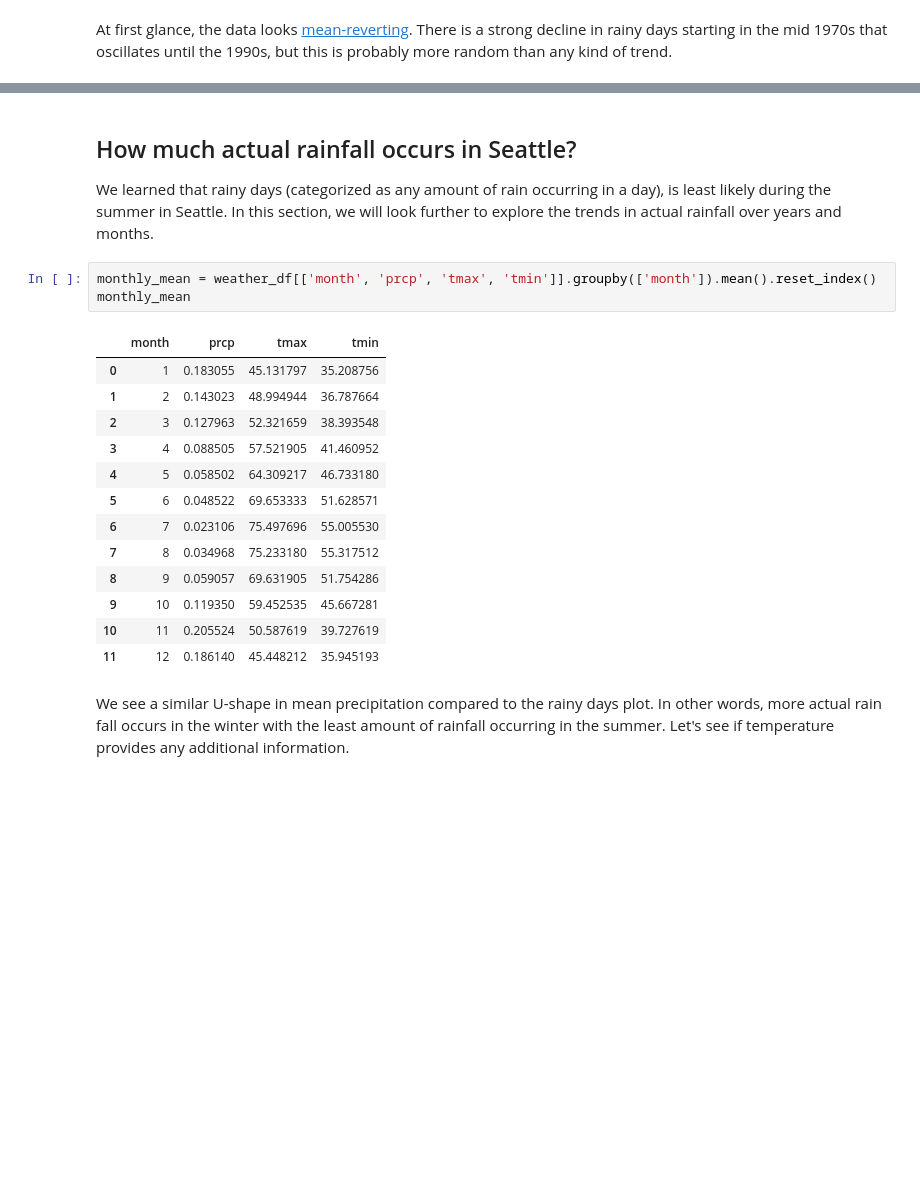
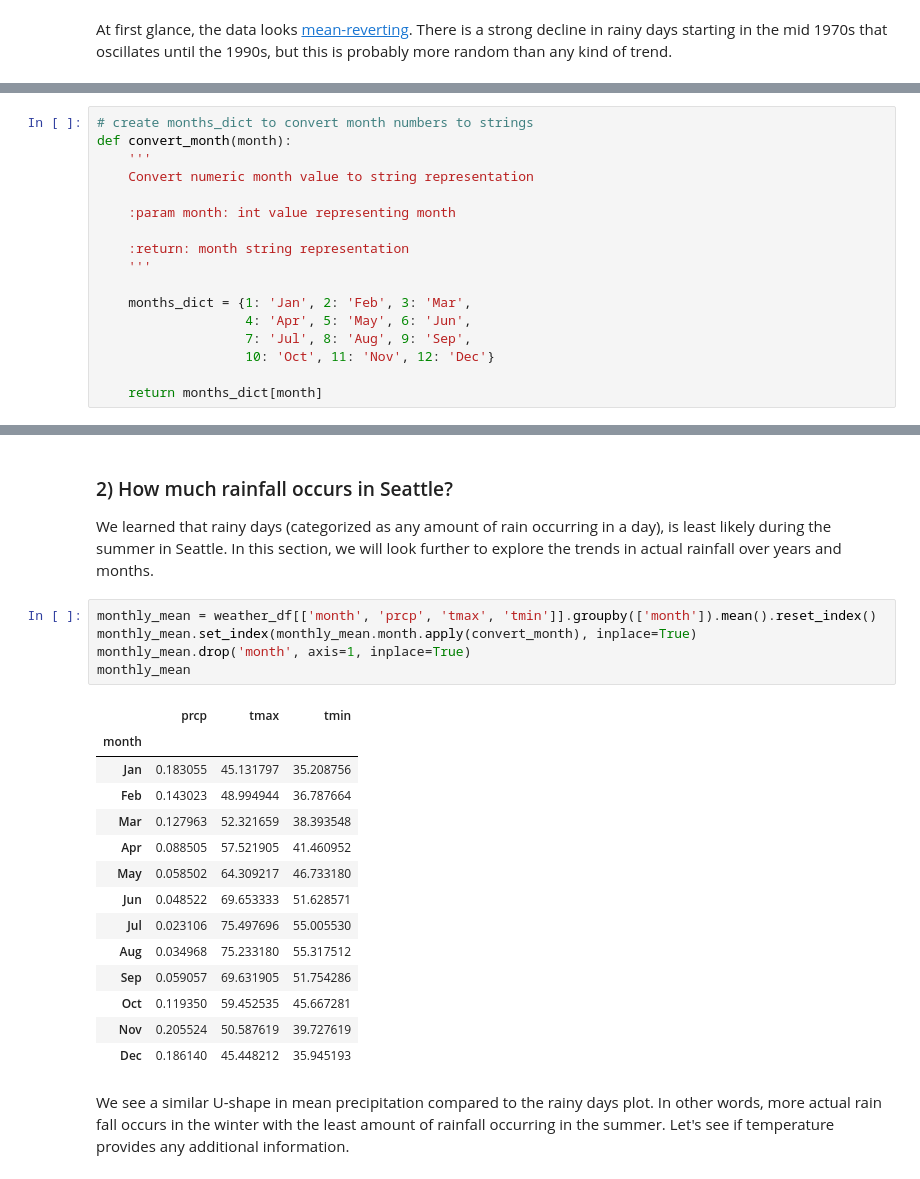
Before and after one commit to GoldbergData/seattle-rain, a Jupyter notebook: seattle_rain.ipynb, the cells around one changed output, grey strips where cells are left out. Cells and saved outputs as stored; diff of their text form; blank space fills up the shorter version.

```diff
--- a/seattle_rain.ipynb
+++ b/seattle_rain.ipynb
@@ -197,4 +304,21 @@ fig.savefig('output4.png', dpi=dpi_value)
 Before we look at frequency of rainy days by month, what would we expect? I have spent a lot of time in Florida and we typically expect rain during the summer through the fall (hurricane season). Does Seattle follow similar trends for when rain? Probably not, given Florida is tropical and Seattle is tucked away in a mountainous region. But I am not a weather or geological expert. Let's look at the data.
+# %%
+# create months_dict to convert month numbers to strings
+def convert_month(month):
+    '''
+    Convert numeric month value to string representation
+
+    :param month: int value representing month
+
+    :return: month string representation
+    '''
+
+    months_dict = {1: 'Jan', 2: 'Feb', 3: 'Mar',
+                   4: 'Apr', 5: 'May', 6: 'Jun',
+                   7: 'Jul', 8: 'Aug', 9: 'Sep',
+                   10: 'Oct', 11: 'Nov', 12: 'Dec'}
+
+    return months_dict[month]
 # %%
 rain_by_month_prop = weather_df[['month', 'rain']].groupby(['month', 'rain']).size().unstack(fill_value=0).reset_index()
 rain_by_month_prop = rain_by_month_prop.assign(total = rain_by_month_prop[False] + rain_by_month_prop[True])
@@ -236,22 +367,25 @@ fig.savefig('output5.png', dpi=dpi_value)
 # %% [markdown]
-## How much actual rainfall occurs in Seattle?
+### 2) How much rainfall occurs in Seattle?
 We learned that rainy days (categorized as any amount of rain occurring in a day), is least likely during the summer in Seattle. In this section, we will look further to explore the trends in actual rainfall over years and months.
 # %%
 monthly_mean = weather_df[['month', 'prcp', 'tmax', 'tmin']].groupby(['month']).mean().reset_index()
+monthly_mean.set_index(monthly_mean.month.apply(convert_month), inplace=True)
+monthly_mean.drop('month', axis=1, inplace=True)
 monthly_mean
 # %% [output]
-|  | month | prcp | tmax | tmin |
-| 0 | 1 | 0.183055 | 45.131797 | 35.208756 |
-| 1 | 2 | 0.143023 | 48.994944 | 36.787664 |
-| 2 | 3 | 0.127963 | 52.321659 | 38.393548 |
-| 3 | 4 | 0.088505 | 57.521905 | 41.460952 |
-| 4 | 5 | 0.058502 | 64.309217 | 46.733180 |
-| 5 | 6 | 0.048522 | 69.653333 | 51.628571 |
-| 6 | 7 | 0.023106 | 75.497696 | 55.005530 |
-| 7 | 8 | 0.034968 | 75.233180 | 55.317512 |
-| 8 | 9 | 0.059057 | 69.631905 | 51.754286 |
-| 9 | 10 | 0.119350 | 59.452535 | 45.667281 |
-| 10 | 11 | 0.205524 | 50.587619 | 39.727619 |
-| 11 | 12 | 0.186140 | 45.448212 | 35.945193 |
+|  | prcp | tmax | tmin |
+| month |  |  |  |
+| Jan | 0.183055 | 45.131797 | 35.208756 |
+| Feb | 0.143023 | 48.994944 | 36.787664 |
+| Mar | 0.127963 | 52.321659 | 38.393548 |
+| Apr | 0.088505 | 57.521905 | 41.460952 |
+| May | 0.058502 | 64.309217 | 46.733180 |
+| Jun | 0.048522 | 69.653333 | 51.628571 |
+| Jul | 0.023106 | 75.497696 | 55.005530 |
+| Aug | 0.034968 | 75.233180 | 55.317512 |
+| Sep | 0.059057 | 69.631905 | 51.754286 |
+| Oct | 0.119350 | 59.452535 | 45.667281 |
+| Nov | 0.205524 | 50.587619 | 39.727619 |
+| Dec | 0.186140 | 45.448212 | 35.945193 |
 # %% [markdown]
 We see a similar U-shape in mean precipitation compared to the rainy days plot. In other words, more actual rain fall occurs in the winter with the least amount of rainfall occurring in the summer. Let's see if temperature provides any additional information.
```
Also changed, not shown: parts of 47 cells of this notebook, 1 other file.
